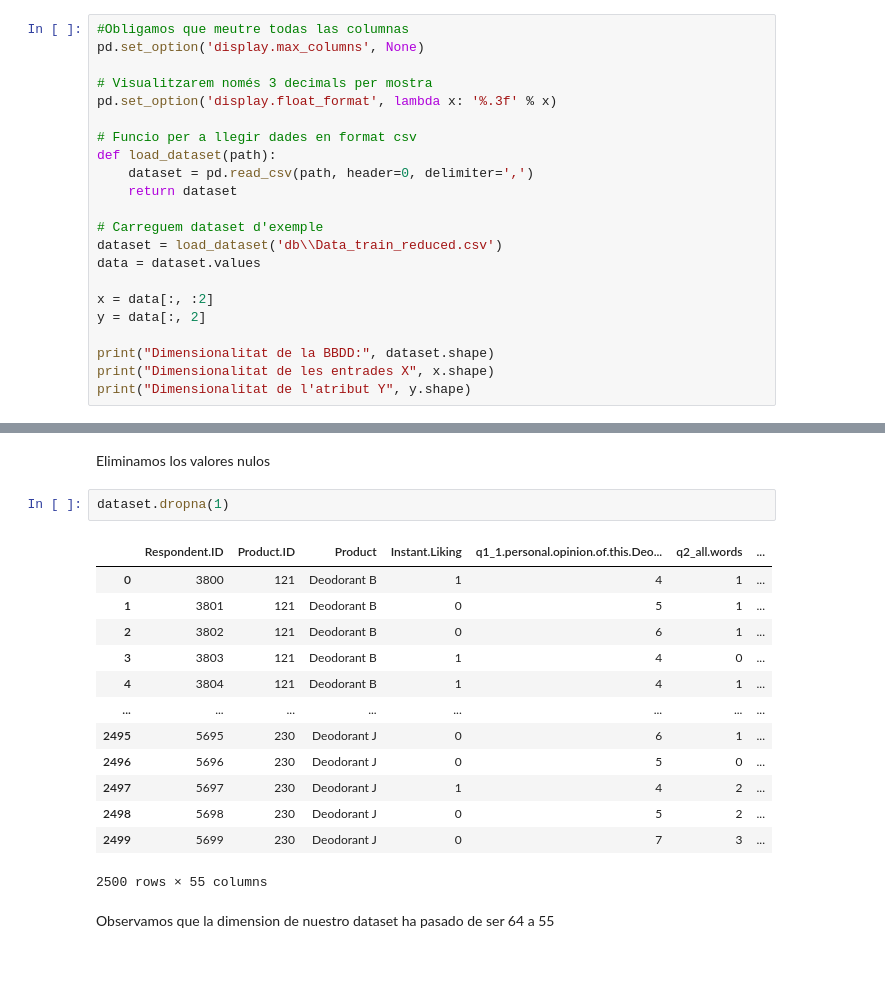
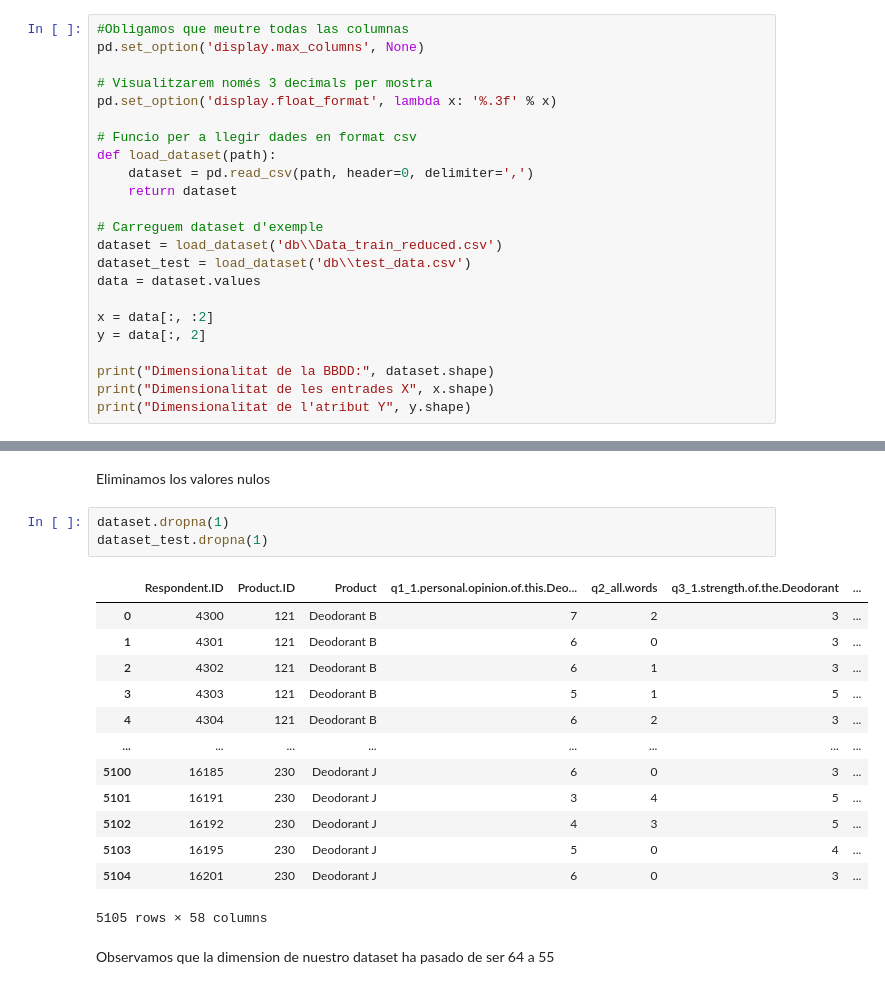
Before and after one commit to migueldemollet/ApCLaboratorio, a Jupyter notebook: Practica1.ipynb, the cells around one changed output, grey strips where cells are left out. Saved outputs shown, nothing was run; the diff lists cells and outputs as text.

```diff
--- a/Practica1.ipynb
+++ b/Practica1.ipynb
@@ -29,6 +31,7 @@ def load_dataset(path):
 
 # Carreguem dataset d'exemple
 dataset = load_dataset('db\\Data_train_reduced.csv')
+dataset_test = load_dataset('db\\test_data.csv')
 data = dataset.values
 
 x = data[:, :2]
@@ -93,20 +96,21 @@ sns.heatmap(dataset.isnull(), cbar=False)
 Eliminamos los valores nulos
 # %%
 dataset.dropna(1)
+dataset_test.dropna(1)
 # %% [output]
-|  | Respondent.ID | Product.ID | Product | Instant.Liking | q1_1.personal.opinion.of.this.Deo... | q2_all.words | ... |
-| 0 | 3800 | 121 | Deodorant B | 1 | 4 | 1 | ... |
-| 1 | 3801 | 121 | Deodorant B | 0 | 5 | 1 | ... |
-| 2 | 3802 | 121 | Deodorant B | 0 | 6 | 1 | ... |
-| 3 | 3803 | 121 | Deodorant B | 1 | 4 | 0 | ... |
-| 4 | 3804 | 121 | Deodorant B | 1 | 4 | 1 | ... |
+|  | Respondent.ID | Product.ID | Product | q1_1.personal.opinion.of.this.Deo... | q2_all.words | q3_1.strength.of.the.Deodorant | ... |
+| 0 | 4300 | 121 | Deodorant B | 7 | 2 | 3 | ... |
+| 1 | 4301 | 121 | Deodorant B | 6 | 0 | 3 | ... |
+| 2 | 4302 | 121 | Deodorant B | 6 | 1 | 3 | ... |
+| 3 | 4303 | 121 | Deodorant B | 5 | 1 | 5 | ... |
+| 4 | 4304 | 121 | Deodorant B | 6 | 2 | 3 | ... |
 | ... | ... | ... | ... | ... | ... | ... | ... |
-| 2495 | 5695 | 230 | Deodorant J | 0 | 6 | 1 | ... |
-| 2496 | 5696 | 230 | Deodorant J | 0 | 5 | 0 | ... |
-| 2497 | 5697 | 230 | Deodorant J | 1 | 4 | 2 | ... |
-| 2498 | 5698 | 230 | Deodorant J | 0 | 5 | 2 | ... |
-| 2499 | 5699 | 230 | Deodorant J | 0 | 7 | 3 | ... |
+| 5100 | 16185 | 230 | Deodorant J | 6 | 0 | 3 | ... |
+| 5101 | 16191 | 230 | Deodorant J | 3 | 4 | 5 | ... |
+| 5102 | 16192 | 230 | Deodorant J | 4 | 3 | 5 | ... |
+| 5103 | 16195 | 230 | Deodorant J | 5 | 0 | 4 | ... |
+| 5104 | 16201 | 230 | Deodorant J | 6 | 0 | 3 | ... |
-2500 rows × 55 columns
+5105 rows × 58 columns
 # %% [markdown]
 Observamos que la dimension de nuestro dataset ha pasado de ser 64 a 55
 # %% [markdown]
```
Also changed, not shown: parts of 7 cells of this notebook, 2 other files.
